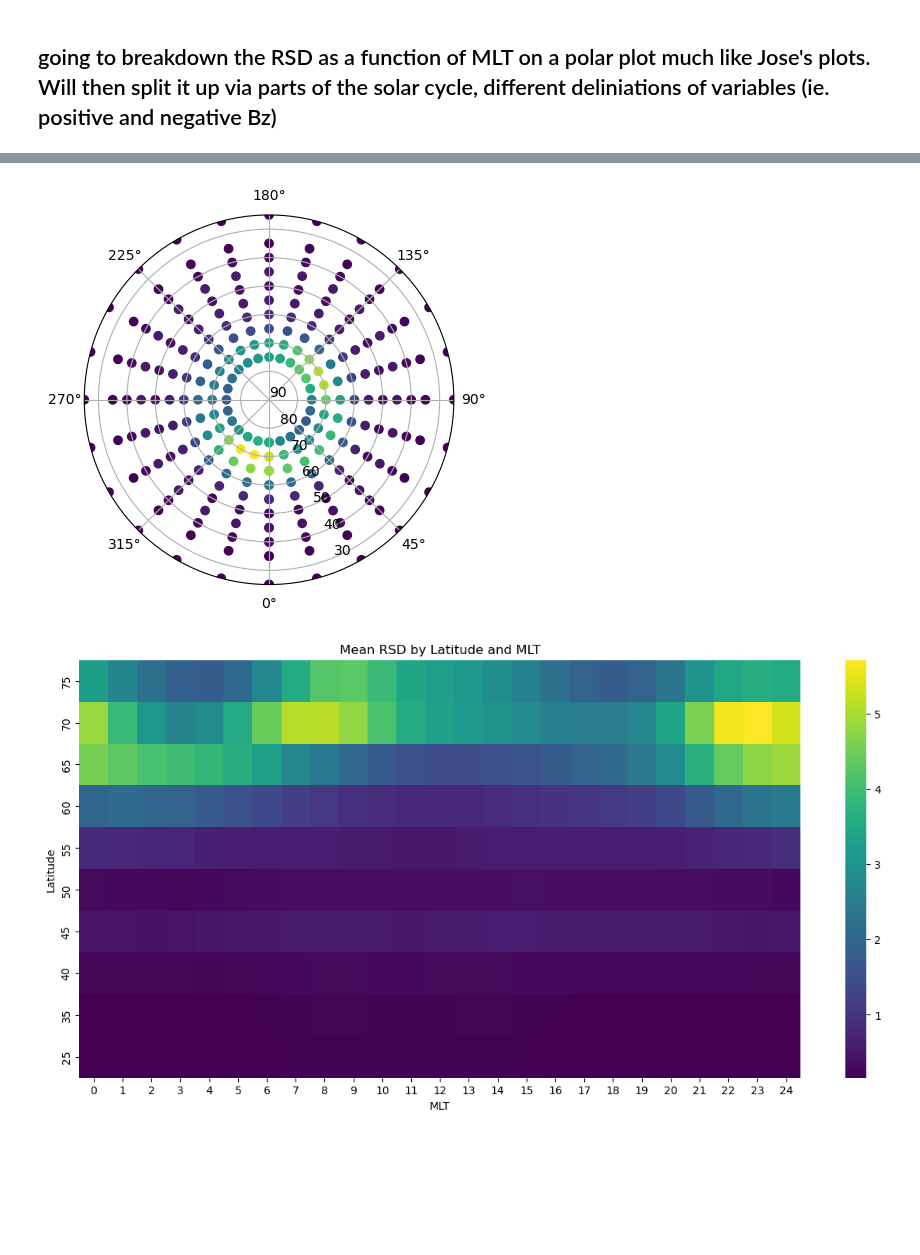
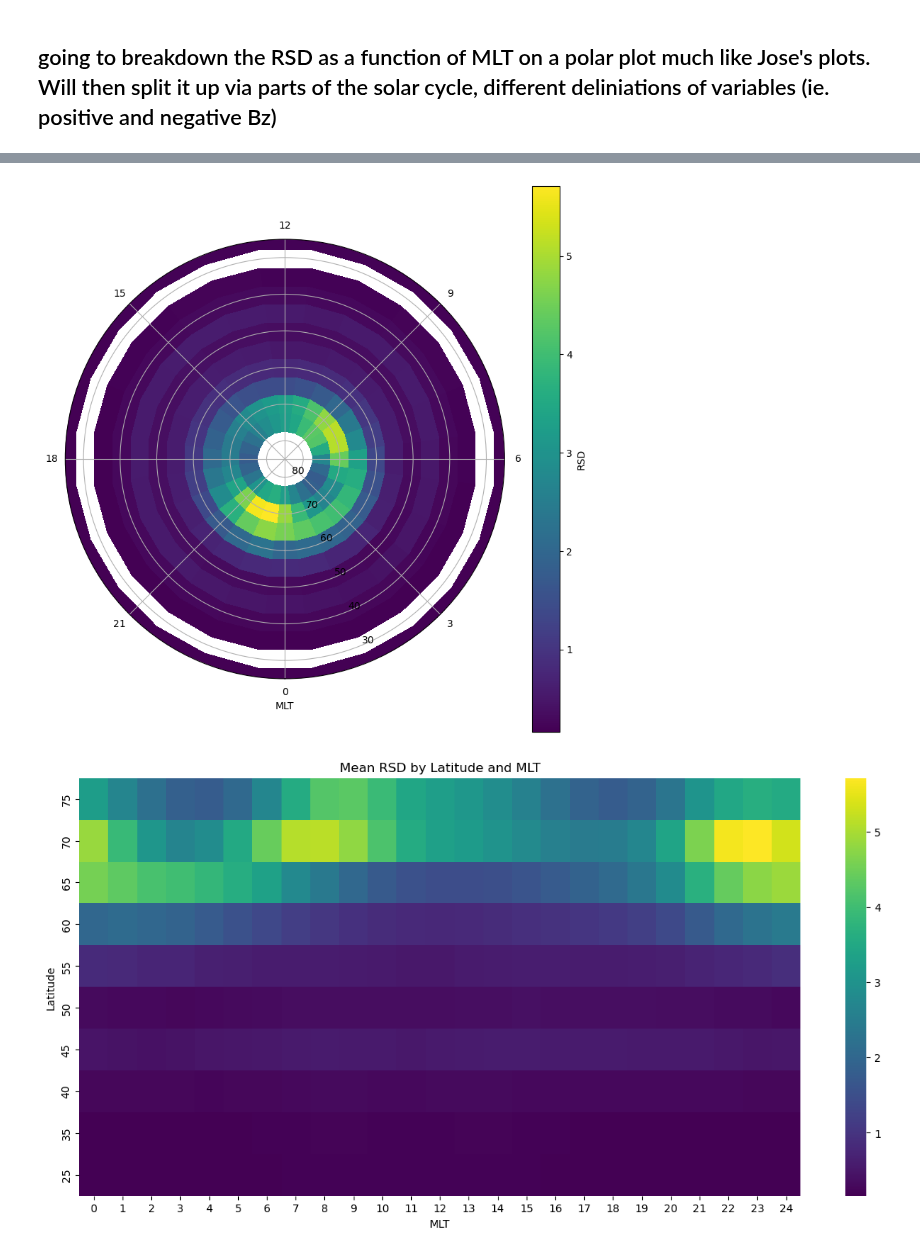
Before and after one commit to mikecoughlan/examining_twins_and_supermag, a Jupyter notebook: rsd_statistics.ipynb, the cells around one changed output, grey strips where cells are left out. Saved outputs shown, nothing was run; the diff lists cells and outputs as text; code cells hidden in the pictures; blank space fills up the shorter version.

```diff
--- a/rsd_statistics.ipynb
+++ b/rsd_statistics.ipynb
@@ -59,6 +58,7 @@ for lat in lat_dict:
 		continue
 	lat_dict[lat]['rsd'].dropna(inplace=True)
 	lat_dict[lat]['rsd']['MLT'] = lat_dict[lat]['rsd']['MLT'].astype(int)
+	lat_dict[lat]['rsd']['MLT'].replace(24, 0, inplace=True)
 	lat_dict[lat]['agg_df'] = lat_dict[lat]['rsd'].groupby('MLT').agg(['mean', 'std', 'max', 'median'])['max_rsd']
 
 combined_aggs = pd.DataFrame()
@@ -109,37 +93,15 @@ ValueError: not enough values to unpack (expected 2, got 1)
-# %%
-def mlt_to_polar(mlt):
-    """
-    Convert Magnetic Local Time (MLT) to polar coordinates.
-
-    Args:
-        mlt (float): Magnetic Local Time in hours.
-
-    Returns:
-        float: Angle in radians.
-    """
-    # Convert MLT to radians
-    theta = np.radians(mlt * 15)  # Convert hours to degrees, 15 degrees per hour
-
-    return theta
-
-# Convert MLTs to polar coordinates
-polar_coords = [mlt_to_polar(mlt) for mlt in combined_aggs.index]
-lats = [lat for lat in combined_aggs['lat']]
-means = [mean for mean in combined_aggs['mean']]
-
-# polar_coords = list(pivot.index)
-# lats = list(pivot.columns)
-# means = pivot.values
-
-# Plot on polar plot
-fig, ax = plt.subplots(subplot_kw={'projection': 'polar'})
-ax.set_rlim(bottom=90, top=25)
-ax.set_theta_zero_location('S')
-pc = ax.scatter(polar_coords, lats, c=means, cmap='viridis')
-# fig.colorbar(pc, ax=ax, label='Mean RSD')
-# ax.scatter(polar_coords[:-1], lats[:-1], c=means[:-1], cmap='viridis', s=100)
-# %% [output]
-[figure, removed]
+# %%
+# plotting the heatmap using polar plot
+fig, ax = plt.subplots(figsize=(10,10), subplot_kw=dict(projection='polar'))
+c = ax.pcolormesh(th, R, Z.T, cmap='viridis', shading='auto')
+fig.colorbar(c, ax=ax, label='RSD')
+ax.set_rlim(bottom=85, top=25)
+ax.set_theta_zero_location('S')
+ax.set_thetagrids([theta * 45 for theta in range(360//45)], labels=[0, 3, 6, 9, 12, 15, 18, 21])
+ax.set_xlabel('MLT')
+plt.show()
+# %% [output]
+[figure, added]
 # %%
 # plotting a heatmap of the RSD by latitude and MLT
 
```
Also changed, not shown: parts of 3 cells of this notebook, 1 other file.
